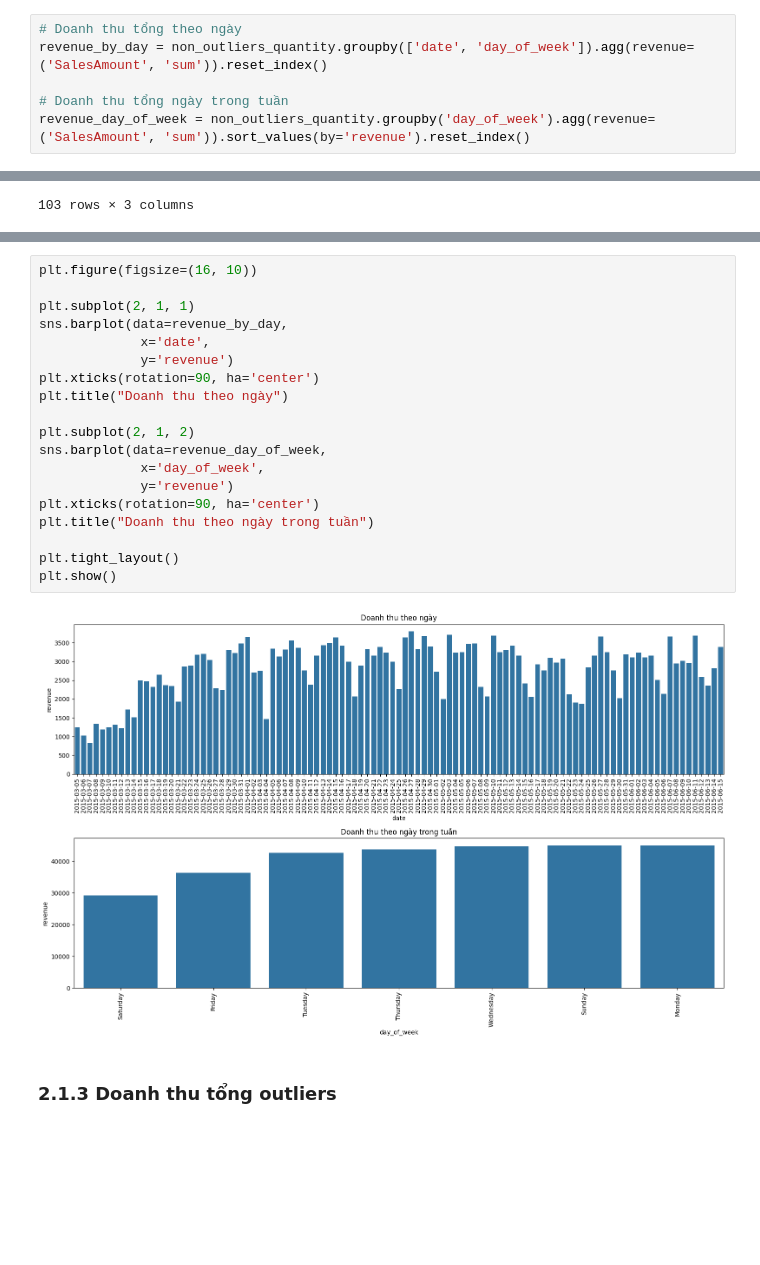
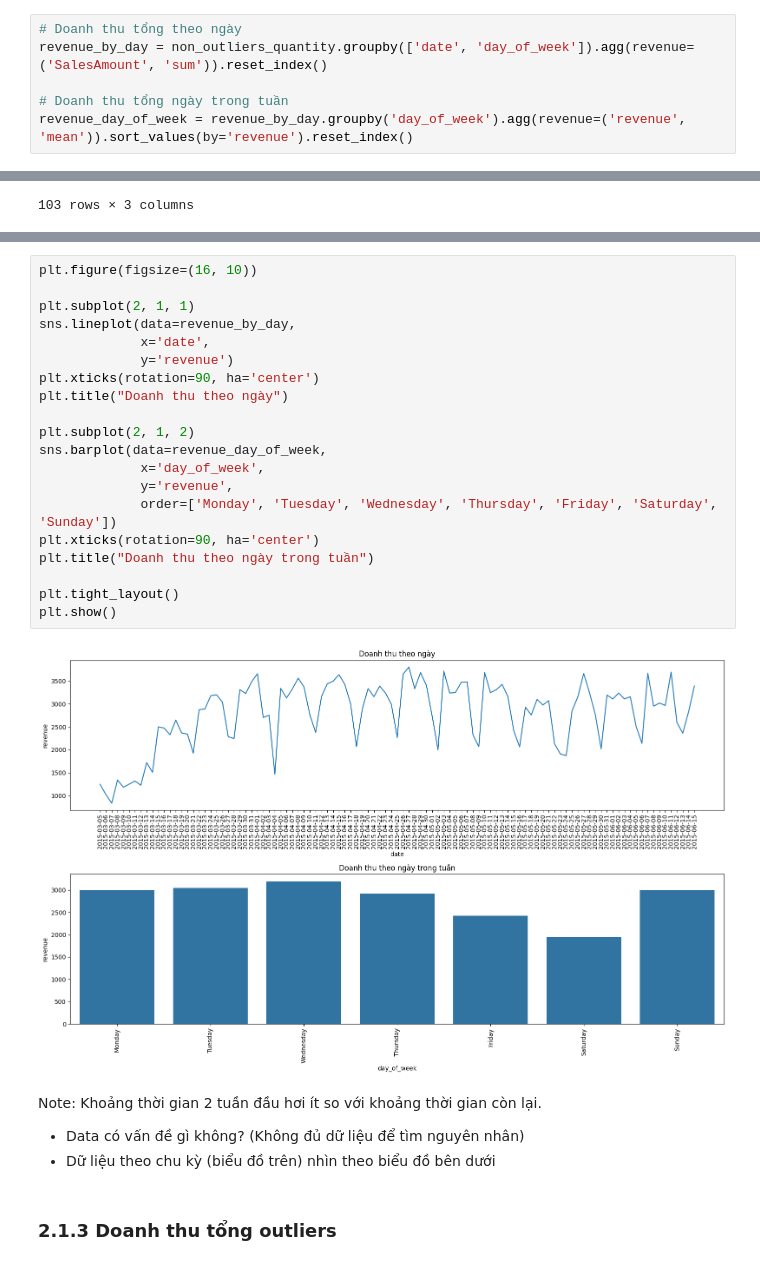
Before and after one commit to isharedigital/finalproject_data-science, a Jupyter notebook: notebooks/final/analysis/01_revenue_analysis.ipynb, the cells around one changed output, grey strips where cells are left out. Drawn from its saved outputs; the diff is of its cells as text; blank space fills up the shorter version.

```diff
--- a/notebooks/final/analysis/01_revenue_analysis.ipynb
+++ b/notebooks/final/analysis/01_revenue_analysis.ipynb
@@ -84,7 +106,7 @@ Số hàng non_outliers: 84556
 revenue_by_day = non_outliers_quantity.groupby(['date', 'day_of_week']).agg(revenue=('SalesAmount', 'sum')).reset_index()
 
 # Doanh thu tổng ngày trong tuần
-revenue_day_of_week = non_outliers_quantity.groupby('day_of_week').agg(revenue=('SalesAmount', 'sum')).sort_values(by='revenue').reset_index()
+revenue_day_of_week = revenue_by_day.groupby('day_of_week').agg(revenue=('revenue', 'mean')).sort_values(by='revenue').reset_index()
 # %%
 revenue_by_day
 # %% [output]
@@ -115,24 +137,29 @@ revenue_day_of_week
 # %%
 plt.figure(figsize=(16, 10))
 
 plt.subplot(2, 1, 1)
-sns.barplot(data=revenue_by_day,
+sns.lineplot(data=revenue_by_day,
              x='date',
              y='revenue')
 plt.xticks(rotation=90, ha='center')
 plt.title("Doanh thu theo ngày")
 
 plt.subplot(2, 1, 2)
 sns.barplot(data=revenue_day_of_week,
              x='day_of_week',
-             y='revenue')
+             y='revenue',
+             order=['Monday', 'Tuesday', 'Wednesday', 'Thursday', 'Friday', 'Saturday', 'Sunday'])
 plt.xticks(rotation=90, ha='center')
 plt.title("Doanh thu theo ngày trong tuần")
 
 plt.tight_layout()
 plt.show()
 # %% [output]
-[figure, old version]
+[figure, new version]
+# %% [markdown]
+Note: Khoảng thời gian 2 tuần đầu hơi ít so với khoảng thời gian còn lại.
+- Data có vấn đề gì không? (Không đủ dữ liệu để tìm nguyên nhân)
+- Dữ liệu theo chu kỳ (biểu đồ trên) nhìn theo biểu đồ bên dưới
 # %% [markdown]
 ### 2.1.3 Doanh thu tổng outliers
 # %%
```
Also changed, not shown: parts of 54 cells of this notebook, 3 other files.
